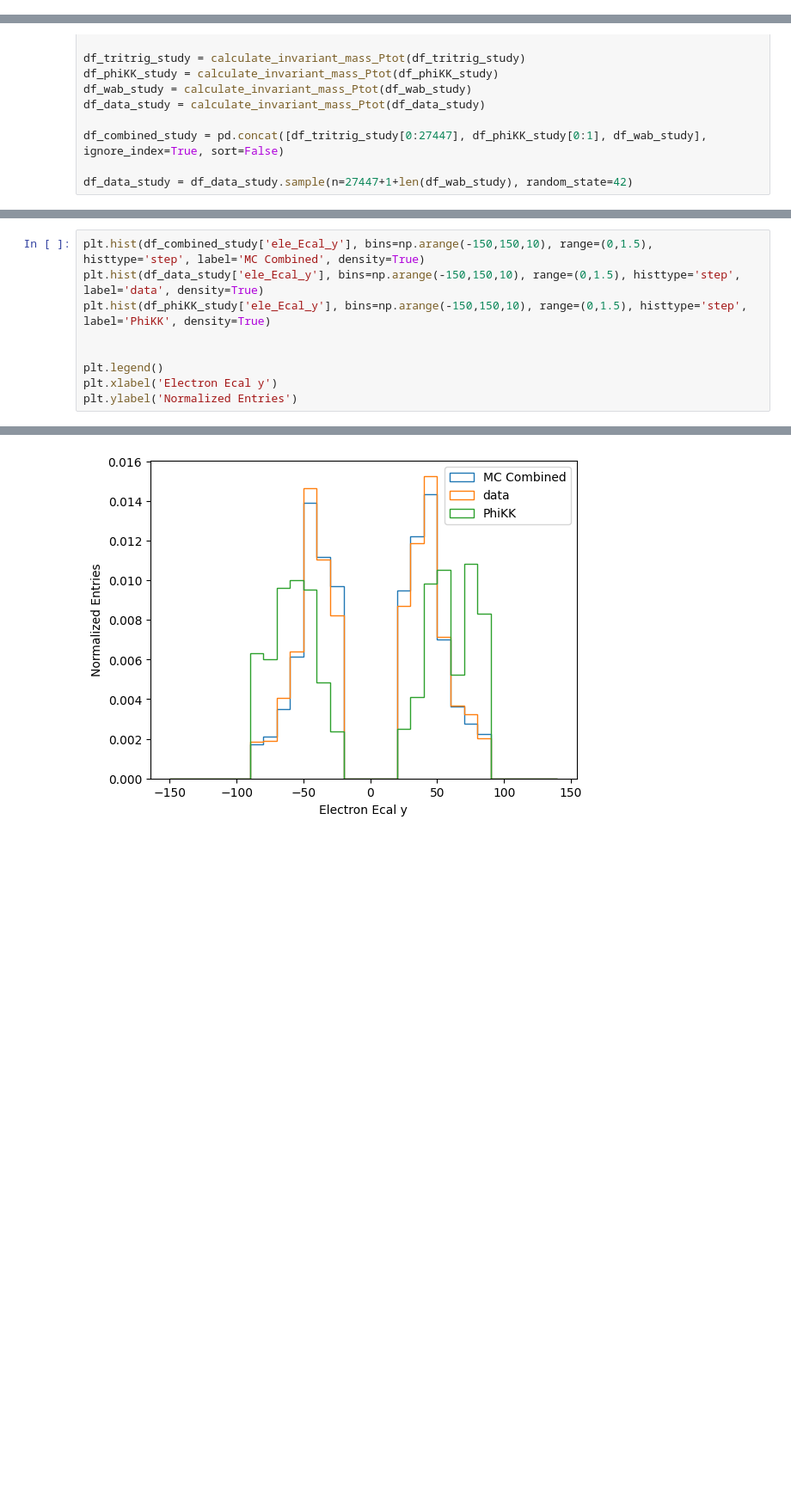
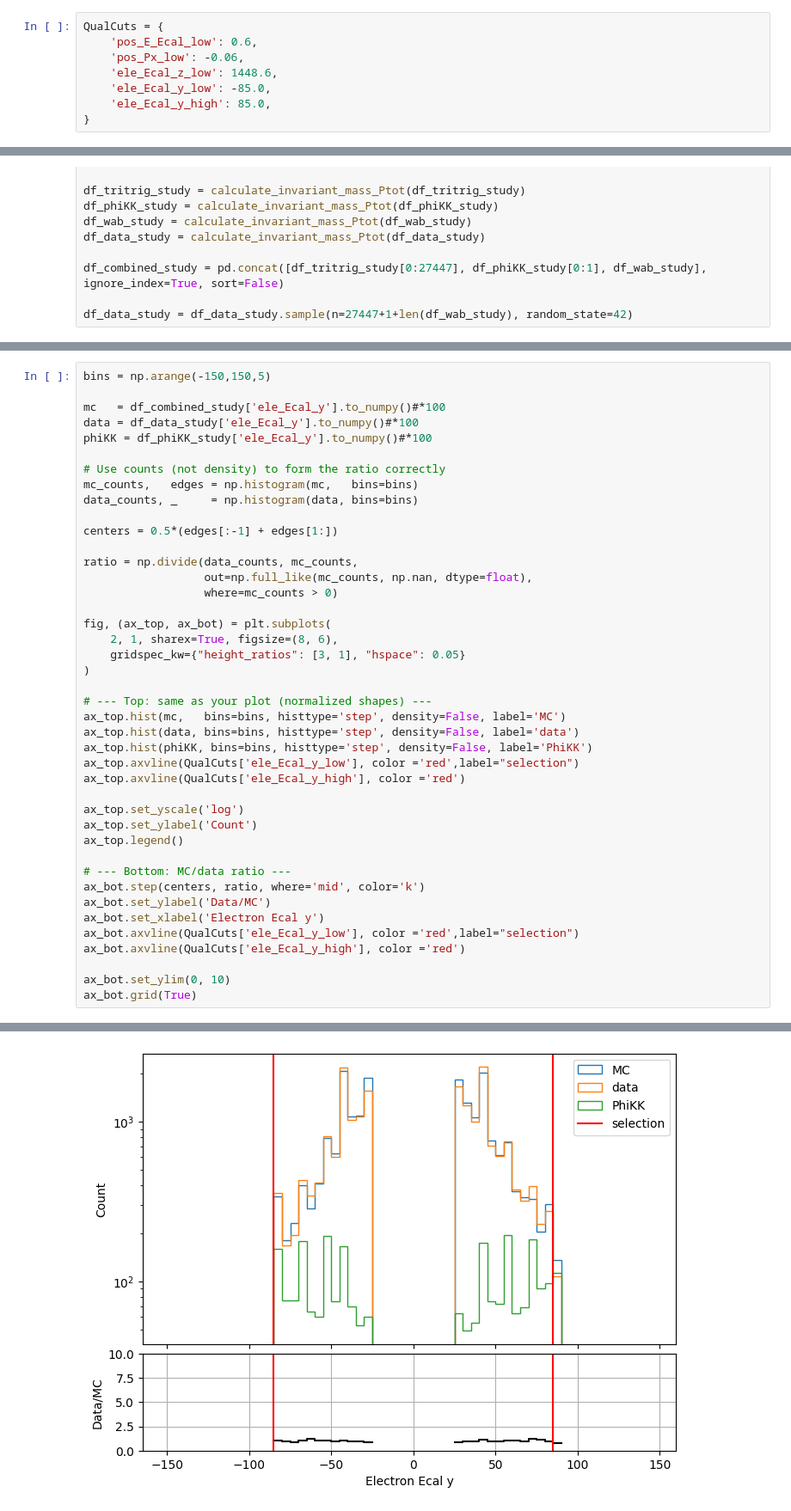
Before and after one commit to mghrear/pivoting-ANN, a Jupyter notebook: data_setup.ipynb, the cells around one changed output, grey strips where cells are left out. Shown at 86% size. Cells and saved outputs as stored; diff of their text form; blank space fills up the shorter version.

Commit message:
update data plots

```diff
--- a/data_setup.ipynb
+++ b/data_setup.ipynb
@@ -4,6 +4,14 @@ import numpy as np
 import pandas as pd
 import matplotlib.pyplot as plt
 from matplotlib.colors import LogNorm
+# %%
+QualCuts = {
+    'pos_E_Ecal_low': 0.6,
+    'pos_Px_low': -0.06,
+    'ele_Ecal_z_low': 1448.6,
+    'ele_Ecal_y_low': -85.0,
+    'ele_Ecal_y_high': 85.0,
+}
 # %%
 def make_df(file_path):
     df = pd.DataFrame()
@@ -325,10 +666,43 @@ Text(0, 0.5, 'Normalized Entries')
 # %%
-plt.hist(df_combined_study['ele_Ecal_y'], bins=np.arange(-150,150,10), range=(0,1.5), histtype='step', label='MC Combined', density=True)
-plt.hist(df_data_study['ele_Ecal_y'], bins=np.arange(-150,150,10), range=(0,1.5), histtype='step', label='data', density=True)
-plt.hist(df_phiKK_study['ele_Ecal_y'], bins=np.arange(-150,150,10), range=(0,1.5), histtype='step', label='PhiKK', density=True)
+bins = np.arange(-150,150,5)
 
+mc   = df_combined_study['ele_Ecal_y'].to_numpy()#*100
+data = df_data_study['ele_Ecal_y'].to_numpy()#*100
+phiKK = df_phiKK_study['ele_Ecal_y'].to_numpy()#*100
 
-plt.legend()
-plt.xlabel('Electron Ecal y')
-plt.ylabel('Normalized Entries')
+# Use counts (not density) to form the ratio correctly
+mc_counts,   edges = np.histogram(mc,   bins=bins)
+data_counts, _     = np.histogram(data, bins=bins)
+
+centers = 0.5*(edges[:-1] + edges[1:])
+
+ratio = np.divide(data_counts, mc_counts,
+                  out=np.full_like(mc_counts, np.nan, dtype=float),
+                  where=mc_counts > 0)
+
+fig, (ax_top, ax_bot) = plt.subplots(
+    2, 1, sharex=True, figsize=(8, 6),
+    gridspec_kw={"height_ratios": [3, 1], "hspace": 0.05}
+)
+
+# --- Top: same as your plot (normalized shapes) ---
+ax_top.hist(mc,   bins=bins, histtype='step', density=False, label='MC')
+ax_top.hist(data, bins=bins, histtype='step', density=False, label='data')
+ax_top.hist(phiKK, bins=bins, histtype='step', density=False, label='PhiKK')
+ax_top.axvline(QualCuts['ele_Ecal_y_low'], color ='red',label="selection")
+ax_top.axvline(QualCuts['ele_Ecal_y_high'], color ='red')
+
+ax_top.set_yscale('log')
+ax_top.set_ylabel('Count')
+ax_top.legend()
+
+# --- Bottom: MC/data ratio ---
+ax_bot.step(centers, ratio, where='mid', color='k')
+ax_bot.set_ylabel('Data/MC')
+ax_bot.set_xlabel('Electron Ecal y')
+ax_bot.axvline(QualCuts['ele_Ecal_y_low'], color ='red',label="selection")
+ax_bot.axvline(QualCuts['ele_Ecal_y_high'], color ='red')
+
+ax_bot.set_ylim(0, 10)
+ax_bot.grid(True)
 # %% [output]
@@ -336 +709 @@ Text(0, 0.5, 'Normalized Entries')
-[figure, old version]
+[figure, new version]
```
Also changed, not shown: parts of 21 cells of this notebook.
